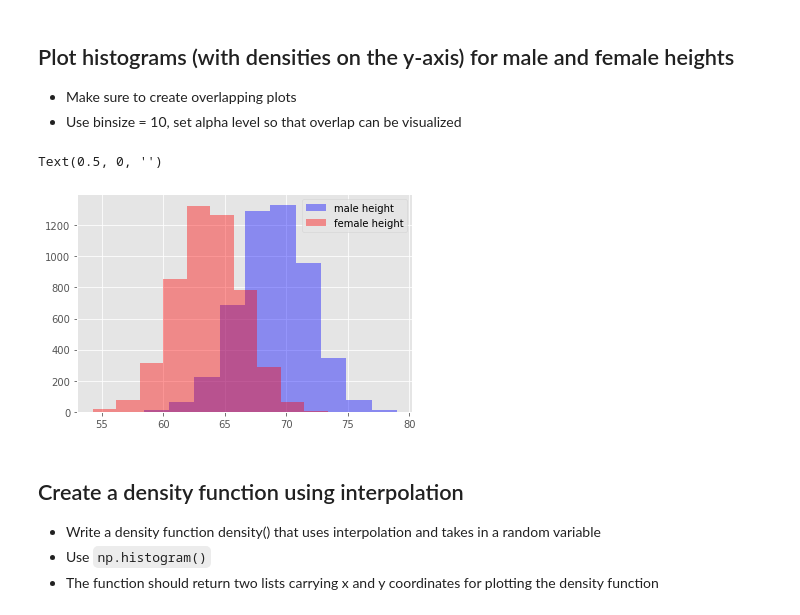
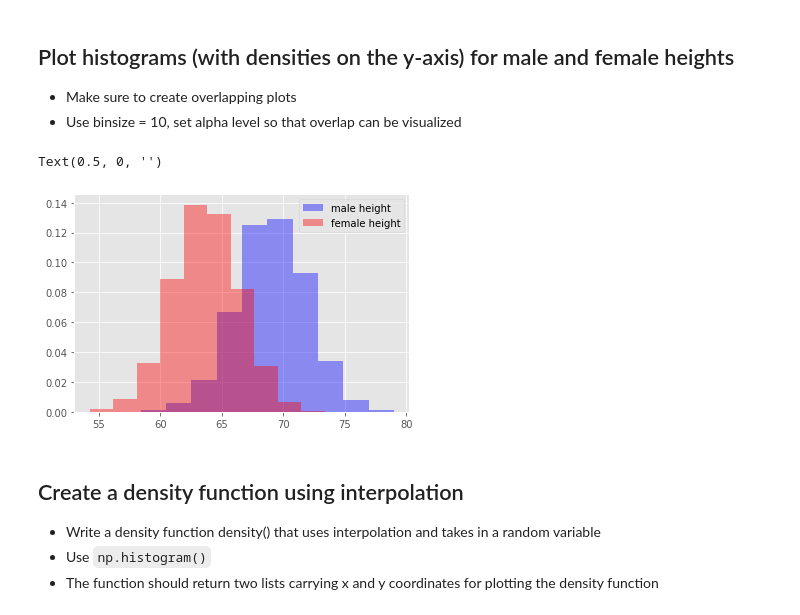
Before and after one commit to gywooo1/probability-density-functions-lab-hbs-ds-060120, a Jupyter notebook: index.ipynb, the cells around one changed output. Cells and saved outputs as stored; diff of their text form; code cells hidden in the pictures.

```diff
--- a/index.ipynb
+++ b/index.ipynb
@@ -62,13 +62,13 @@ data.head()
 # %%
 # Your code here
 plt.figure()
 plt.hist(male_df.Height, density = True, color = 'blue', alpha=0.4, label ='male height', bins=10)
-plt.hist(female_df.Height, color = 'red', alpha=0.4, label ='female height',bins=10)
+plt.hist(female_df.Height, density = True, color = 'red', alpha=0.4, label ='female height',bins=10)
 plt.legend()
-plt.xlabel('')
+plt.xlabel('s')
 # %% [output]
 Text(0.5, 0, '')
-[figure, old version]
+[figure, new version]
 # %%
 # Record your observations - are these inline with your personal observations?
 # %% [markdown]
```
